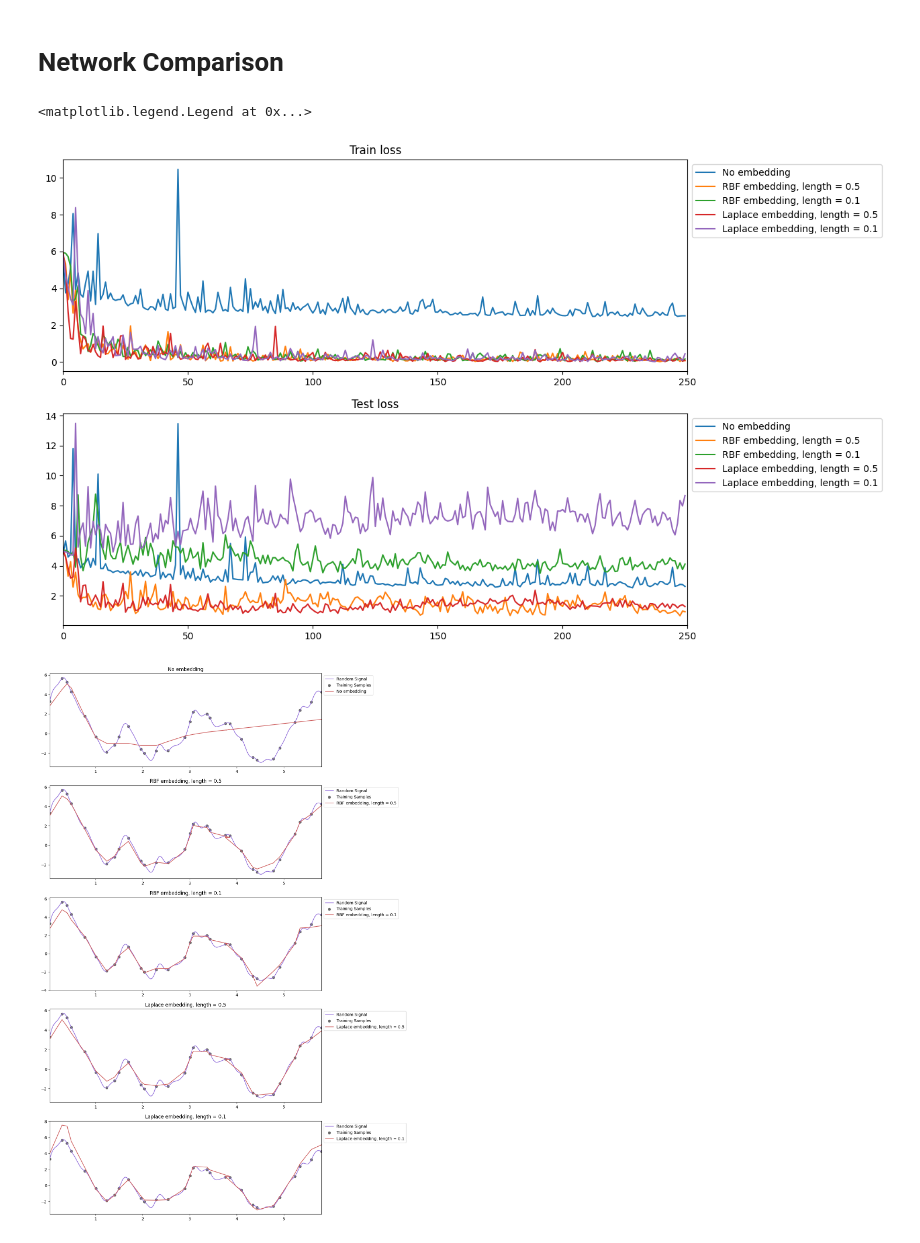
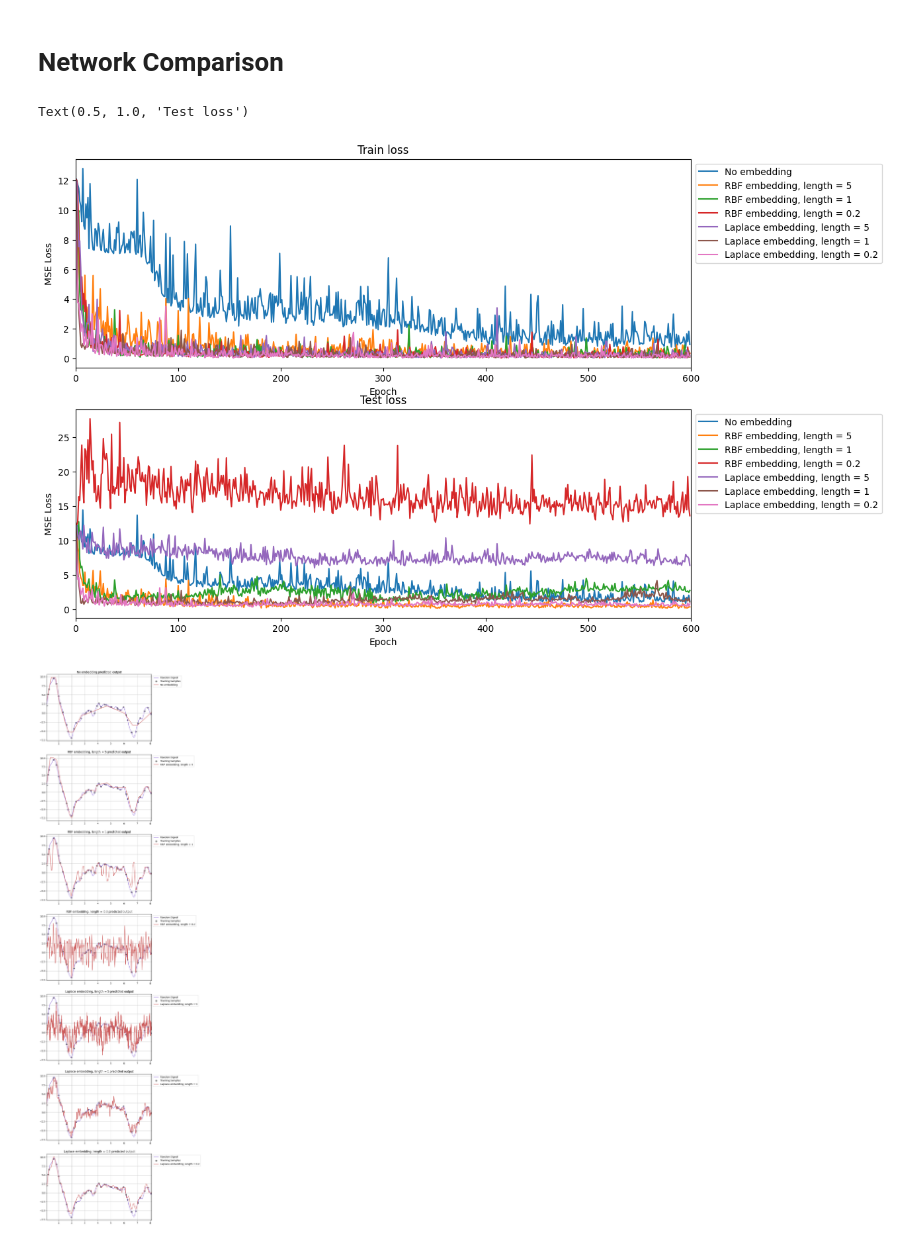
Before and after one commit to dkytezab/fourier_feature_nets, a Jupyter notebook: implementation/1D_demo.ipynb, the cells around one changed output. Drawn from its saved outputs; the diff is of its cells as text; code cells hidden in the pictures.

```diff
--- a/implementation/1D_demo.ipynb
+++ b/implementation/1D_demo.ipynb
@@ -27,7 +166,7 @@ def random_signal(num_coefs: int
 
     return rand_func
 # %%
-samp_num_coefs = 8
+samp_num_coefs = 12
 samp_signal = random_signal(samp_num_coefs)
 # %% [markdown]
 # Data Initialization
@@ -95,14 +253,14 @@ base_test_tens = torch.tensor(test_input,
 # %%
 '''Initializing RBF and Laplace embeddings'''
 
-num_rand_features = 6
-lengths = [0.5, 0.1]
+num_rand_features = 10
+lengths = [5, 1, 0.2]
 num_lengths = len(lengths)
 
 rbf_features = [FourierFeatureEmbedding(input_dim=1, num_features=num_rand_features,
                                         kernel='RBF', length_scale=length_scale)
                                         for length_scale in lengths]
 
-laplace_features = [FourierFeatureEmbedding(input_dim=1, num_features=num_rand_features,
+lplc_features = [FourierFeatureEmbedding(input_dim=1, num_features=num_rand_features,
                                         kernel='Laplace', length_scale=length_scale)
                                         for length_scale in lengths]
@@ -180,7 +388,7 @@ for step in range(num_iters):
 '''Visualizing train, test loss'''
 
 def get_label(idx: int
-) -> 'str':
+) -> str:
     '''Gets a label for train/test loss visualization'''
 
     if idx == 0:
@@ -199,39 +407,44 @@ for idx in range(num_nets):
   axs[0].plot(train_loss[:, idx], label=get_label(idx), linewidth=1.5)
   axs[1].plot(test_loss[:, idx], label=get_label(idx), linewidth=1.5)
 
+for ctr in range(2):
+  axs[ctr].set_xlim(0, num_iters)
+  axs[ctr].set_xlabel('Epoch')
+  axs[ctr].set_ylabel('MSE Loss')
+  axs[ctr].legend(loc='upper left',
+                  bbox_to_anchor=(1, 1))
+
 axs[0].set_title('Train loss')
 axs[1].set_title('Test loss')
-
-axs[0].set_xlim(0, num_iters)
-axs[1].set_xlim(0, num_iters)
-
-axs[0].legend(loc='upper left', bbox_to_anchor=(1, 1))
-axs[1].legend(loc='upper left', bbox_to_anchor=(1, 1))
 # %% [output]
-<matplotlib.legend.Legend at 0x...>
+Text(0.5, 1.0, 'Test loss')
-[figure, old version]
+[figure, new version]
 # %%
 '''Visualizing network predictions'''
 
-figs, axs = plt.subplots(1 + 2 * num_lengths, 1, figsize=(12, 24))
+figs, axs = plt.subplots(num_nets, 1, figsize=(8, 6 * num_nets))
 
-for idx in range(1 + 2 * num_lengths):
+for idx in range(num_nets):
+
+  axs[idx].grid()
+
   axs[idx].plot(input_space, output_space,
          linewidth=1.5,
          color='mediumpurple',
          label='Random Signal')
 
   axs[idx].scatter(train_input, train_output,
             color='dimgrey',
             label='Training Samples')
 
-  axs[idx].plot(train_input,
-                mlps[idx](input_tensors[idx]).detach().numpy().reshape(-1),
+  axs[idx].plot(input_space,
+                mlps[idx](space_input_tensors[idx]).detach().numpy(),
                 color='indianred',
                 label=get_label(idx),
                 linewidth=1.5)
-  axs[idx].set_xlim(min(train_input), max(train_input))
+
+  axs[idx].set_xlim(range_min, range_max)
   axs[idx].legend(loc='upper left', bbox_to_anchor=(1, 1))
-  axs[idx].set_title(get_label(idx))
+  axs[idx].set_title(get_label(idx) + ' predicted output')
 # %% [output]
-[figure, old version]
+[figure, new version]
```
Also changed, not shown: parts of 10 cells of this notebook.
